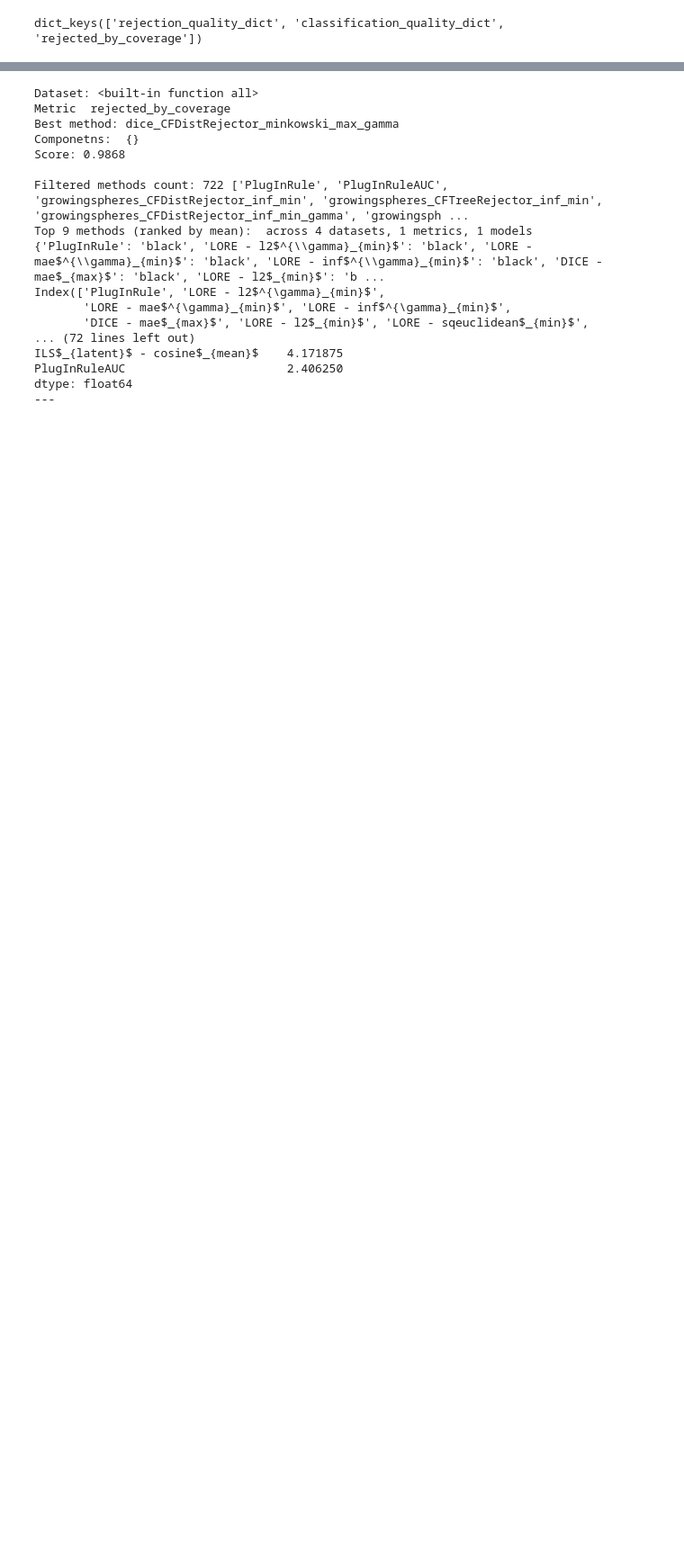
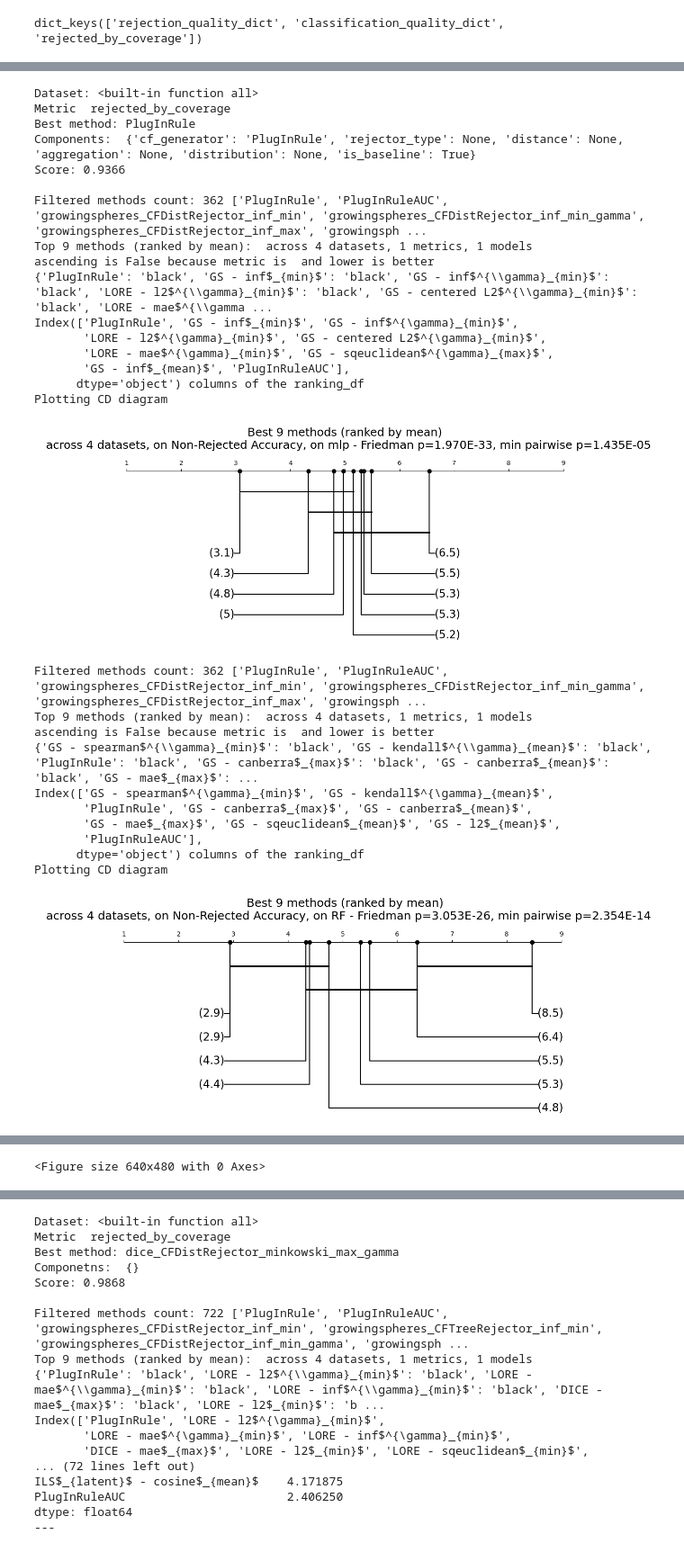
Before and after one commit to clarapunzi/SC-CE, a Jupyter notebook: statistical_analysis.ipynb, the cells around one changed output, grey strips where cells are left out. Shown at 90% size. Cells and saved outputs as stored; diff of their text form; code cells hidden in the pictures; blank space fills up the shorter version.

```diff
--- a/statistical_analysis.ipynb
+++ b/statistical_analysis.ipynb
@@ -1471,0 +1602,67 @@ saved at results/figures/comparison_all_methods_rejected_by_coverage.pdf
+# %%
+for metric in ["rejected_by_coverage"]:# dictionaries[dataset].keys():
+        overall_best = rq_analyzer.find_overall_best_method(metric=metric)
+        print(f"Dataset: {all}")
+        print("Metric ",metric)
+        print(f"Best method: {overall_best['best_method']}")
+
+        print("Components: ", overall_best['method_components'])
+        print(f"Score: {overall_best['best_score']:.4f}")
+        print()
+
+        # get the values for the specific dataset and metric
+        for model in fancy_model.keys():
+            methods, values, title = rq_analyzer.create_comparison_for_visualization(
+                filter_criteria={},
+                dataset='all',
+                metric=metric,
+                model=model,
+            top_n=8
+            )
+            print(title)
+            title = title.replace("/"," ")
+            title = title.replace("(ranked by mean):","(ranked by mean)\n").replace("Top","Best")
+            title = title.replace("across 1 datasets","on "+fancy_dataset.get(dataset,dataset))
+            title = title.replace("1 metrics","on "+fancy_metric.get(metric,metric))
+            title = title.replace("1 models","on "+fancy_model.get(model,model))
+            #title =f"Comparinson of the top {len(methods)} methods\n"+f"on {fancy_dataset.get(dataset,dataset)} - {fancy_model.get(model,model)} - {fancy_metric.get(metric,metric)}, for model {fancy_model.get(model,model)}"
+            vv = values[:,:].T
+            create_df_and_check2(methods, vv,
+                                title, show=True, invert=metric=='rejection_quality_dict',
+                                minmax=True
+                                )
+        #if True:
+        # save the figure
+        plt.savefig(f"results/figures/0_{metric}_{0}_comparison.pdf", bbox_inches='tight')
+        plt.show()
+        plt.close()
+# input()
+# %% [output]
+Dataset: <built-in function all>
+Metric  rejected_by_coverage
+Best method: PlugInRule
+Components:  {'cf_generator': 'PlugInRule', 'rejector_type': None, 'distance': None, 'aggregation': None, 'distribution': None, 'is_baseline': True}
+Score: 0.9366
+
+Filtered methods count: 362 ['PlugInRule', 'PlugInRuleAUC', 'growingspheres_CFDistRejector_inf_min', 'growingspheres_CFDistRejector_inf_min_gamma', 'growingspheres_CFDistRejector_inf_max', 'growingsph ...
+Top 9 methods (ranked by mean):  across 4 datasets, 1 metrics, 1 models
+ascending is False because metric is  and lower is better
+{'PlugInRule': 'black', 'GS - inf$_{min}$': 'black', 'GS - inf$^{\\gamma}_{min}$': 'black', 'LORE - l2$^{\\gamma}_{min}$': 'black', 'GS - centered L2$^{\\gamma}_{min}$': 'black', 'LORE - mae$^{\\gamma ...
+Index(['PlugInRule', 'GS - inf$_{min}$', 'GS - inf$^{\gamma}_{min}$',
+       'LORE - l2$^{\gamma}_{min}$', 'GS - centered L2$^{\gamma}_{min}$',
+       'LORE - mae$^{\gamma}_{min}$', 'GS - sqeuclidean$^{\gamma}_{max}$',
+       'GS - inf$_{mean}$', 'PlugInRuleAUC'],
+      dtype='object') columns of the ranking_df
+Plotting CD diagram
+[figure, added]
+Filtered methods count: 362 ['PlugInRule', 'PlugInRuleAUC', 'growingspheres_CFDistRejector_inf_min', 'growingspheres_CFDistRejector_inf_min_gamma', 'growingspheres_CFDistRejector_inf_max', 'growingsph ...
+Top 9 methods (ranked by mean):  across 4 datasets, 1 metrics, 1 models
+ascending is False because metric is  and lower is better
+{'GS - spearman$^{\\gamma}_{min}$': 'black', 'GS - kendall$^{\\gamma}_{mean}$': 'black', 'PlugInRule': 'black', 'GS - canberra$_{max}$': 'black', 'GS - canberra$_{mean}$': 'black', 'GS - mae$_{max}$': ...
+Index(['GS - spearman$^{\gamma}_{min}$', 'GS - kendall$^{\gamma}_{mean}$',
+       'PlugInRule', 'GS - canberra$_{max}$', 'GS - canberra$_{mean}$',
+       'GS - mae$_{max}$', 'GS - sqeuclidean$_{mean}$', 'GS - l2$_{mean}$',
+       'PlugInRuleAUC'],
+      dtype='object') columns of the ranking_df
+Plotting CD diagram
+[figure, added]
@@ -1471,0 +1692 @@ saved at results/figures/comparison_all_methods_rejected_by_coverage.pdf
+<Figure size 640x480 with 0 Axes>
```
Also changed, not shown: parts of 13 cells of this notebook, 10 other files.
